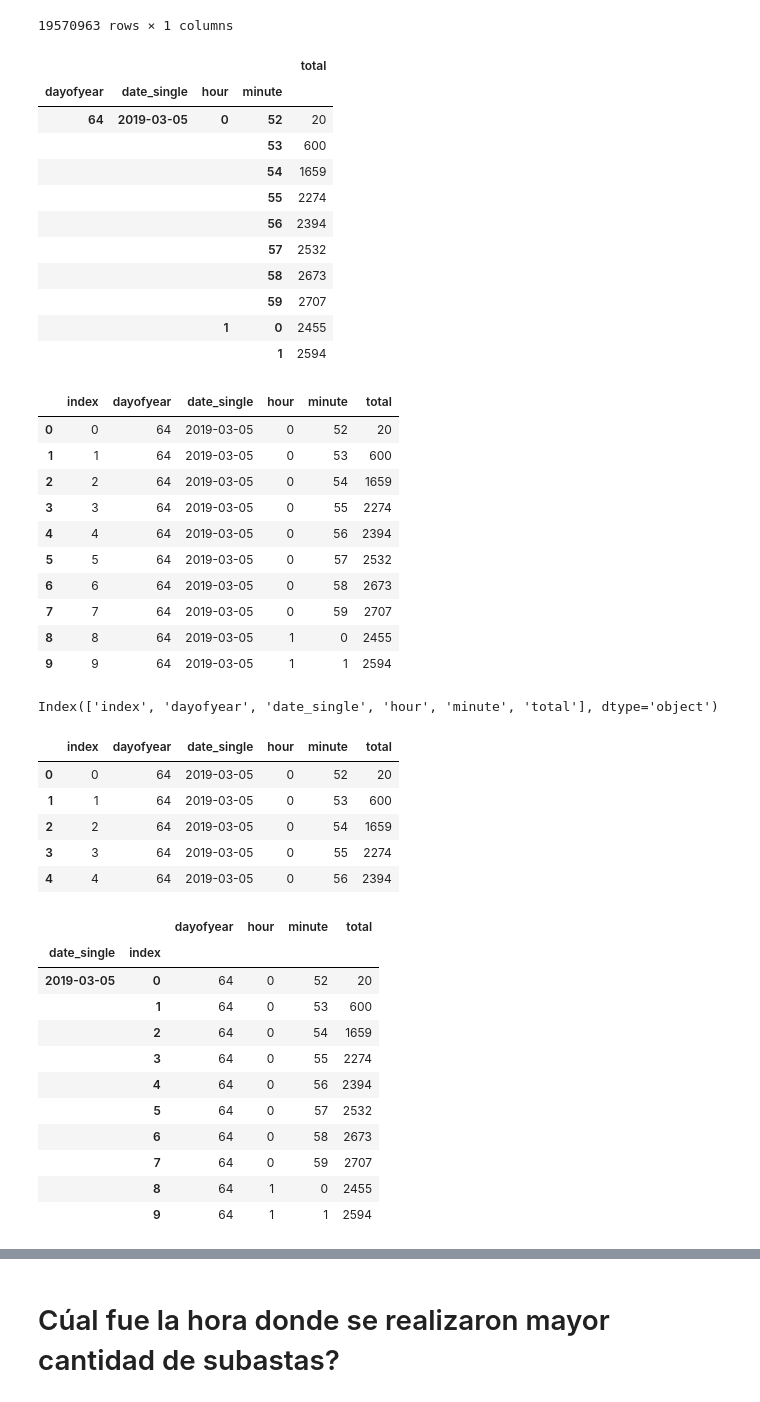
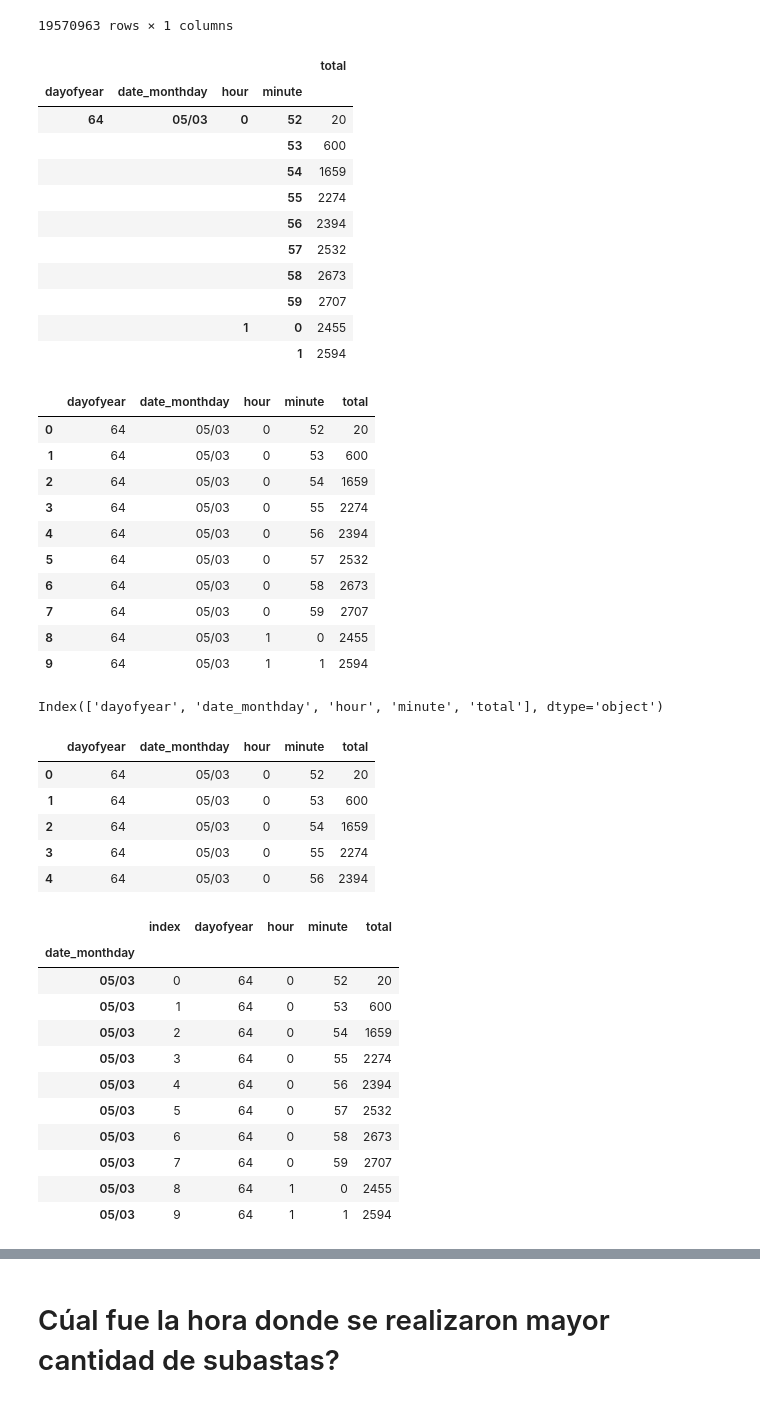
Before and after one commit to faristegui/tpdatos2019, a Jupyter notebook: notebooks/Auctions_Analisis_cesar.ipynb, the cells around one changed output, grey strips where cells are left out. Cells and saved outputs as stored; diff of their text form; code cells hidden in the pictures.

```diff
--- a/notebooks/Auctions_Analisis_cesar.ipynb
+++ b/notebooks/Auctions_Analisis_cesar.ipynb
@@ -29,7 +30,7 @@ os.chdir('/home/cesar/universidad/7506/tp/2019_1C/data/')
 # %%
 %time
 # Carga de archivos CSV
-dfAuctions = pd.read_csv('../data/auctions.csv',
+dfAuctions = pd.read_csv('auctions.csv',
                  usecols=['country', 'date', 'device_id', 'platform','ref_type_id', 'source_id'],
                  dtype={'platform':np.int8, 'ref_type_id':np.int8, 'source_id':np.int8})
 dfAuctions.head(1)
@@ -165,7 +159,9 @@ memory usage: 1.7+ GB
 # %%
 dfAuctions["date"] = pd.to_datetime(dfAuctions["date"],format='%Y-%m-%d %H:%M:%S', utc=True)
 # %%
-dfAuctions["date_single"] = pd.to_datetime(dfAuctions["date"])
+#dfAuctions["date_single"] = pd.to_datetime(dfAuctions["date"])
+dfAuctions["month"] = dfAuctions["date"].dt.month
+dfAuctions["day"] = dfAuctions["date"].dt.day
 dfAuctions["hour"] = dfAuctions["date"].dt.hour
 dfAuctions["minute"] = dfAuctions["date"].dt.minute
 dfAuctions["second"] = dfAuctions["date"].dt.second
@@ -173,6 +169,8 @@ dfAuctions["date_single"] =dfAuctions["date"].dt.date
 dfAuctions["weekday"] = dfAuctions["date"].dt.weekday
 dfAuctions["weekday_name"] = dfAuctions["date"].dt.weekday_name
 dfAuctions['dayofyear'] = pd.to_datetime(dfAuctions["date_single"]).dt.dayofyear
+# %%
+dfAuctions["date_monthday"] = dfAuctions["date"].apply(lambda x: x.strftime('%d/%m'))
 # %%
 dfAuctions
 # %% [output]
@@ -320,12 +319,12 @@ dfAuctionsByDateHour
 |  | 2019-03-13 23:59:59.997032+00:00 | 1 |
 19570963 rows × 1 columns
 # %%
-dfAuctionsByDateHour2 = dfAuctions.groupby(['dayofyear','date_single','hour','minute'])['total'].count().to_frame()
+dfAuctionsByDateHour2 = dfAuctions.groupby(['dayofyear','date_monthday','hour','minute'])['total'].count().to_frame()
 dfAuctionsByDateHour2.head(10)
 # %% [output]
 |  |  |  |  | total |
-| dayofyear | date_single | hour | minute |  |
-| 64 | 2019-03-05 | 0 | 52 | 20 |
+| dayofyear | date_monthday | hour | minute |  |
+| 64 | 05/03 | 0 | 52 | 20 |
 |  |  |  | 53 | 600 |
 |  |  |  | 54 | 1659 |
 |  |  |  | 55 | 2274 |
@@ -338,46 +337,46 @@ dfAuctionsByDateHour2.head(10)
 # %%
 dfAuctionsByDateHour2 = dfAuctionsByDateHour2.reset_index()
 
-dfAuctionsByDateHour2['date_single'] = pd.to_datetime(dfAuctionsByDateHour2['date_single'],format='%Y-%m-%d', utc=False)
 dfAuctionsByDateHour2.head(10)
 # %% [output]
-|  | index | dayofyear | date_single | hour | minute | total |
-| 0 | 0 | 64 | 2019-03-05 | 0 | 52 | 20 |
-| 1 | 1 | 64 | 2019-03-05 | 0 | 53 | 600 |
-| 2 | 2 | 64 | 2019-03-05 | 0 | 54 | 1659 |
-| 3 | 3 | 64 | 2019-03-05 | 0 | 55 | 2274 |
-| 4 | 4 | 64 | 2019-03-05 | 0 | 56 | 2394 |
-| 5 | 5 | 64 | 2019-03-05 | 0 | 57 | 2532 |
-| 6 | 6 | 64 | 2019-03-05 | 0 | 58 | 2673 |
-| 7 | 7 | 64 | 2019-03-05 | 0 | 59 | 2707 |
-| 8 | 8 | 64 | 2019-03-05 | 1 | 0 | 2455 |
-| 9 | 9 | 64 | 2019-03-05 | 1 | 1 | 2594 |
+|  | dayofyear | date_monthday | hour | minute | total |
+| 0 | 64 | 05/03 | 0 | 52 | 20 |
+| 1 | 64 | 05/03 | 0 | 53 | 600 |
+| 2 | 64 | 05/03 | 0 | 54 | 1659 |
+| 3 | 64 | 05/03 | 0 | 55 | 2274 |
+| 4 | 64 | 05/03 | 0 | 56 | 2394 |
+| 5 | 64 | 05/03 | 0 | 57 | 2532 |
+| 6 | 64 | 05/03 | 0 | 58 | 2673 |
+| 7 | 64 | 05/03 | 0 | 59 | 2707 |
+| 8 | 64 | 05/03 | 1 | 0 | 2455 |
+| 9 | 64 | 05/03 | 1 | 1 | 2594 |
 # %%
 dfAuctionsByDateHour2.columns
 # %% [output]
-Index(['index', 'dayofyear', 'date_single', 'hour', 'minute', 'total'], dtype='object')
+Index(['dayofyear', 'date_monthday', 'hour', 'minute', 'total'], dtype='object')
 # %%
 dfAuctionsByDateHour2.head(5)
 # %% [output]
-|  | index | dayofyear | date_single | hour | minute | total |
-| 0 | 0 | 64 | 2019-03-05 | 0 | 52 | 20 |
-| 1 | 1 | 64 | 2019-03-05 | 0 | 53 | 600 |
-| 2 | 2 | 64 | 2019-03-05 | 0 | 54 | 1659 |
-| 3 | 3 | 64 | 2019-03-05 | 0 | 55 | 2274 |
-| 4 | 4 | 64 | 2019-03-05 | 0 | 56 | 2394 |
+|  | dayofyear | date_monthday | hour | minute | total |
+| 0 | 64 | 05/03 | 0 | 52 | 20 |
+| 1 | 64 | 05/03 | 0 | 53 | 600 |
+| 2 | 64 | 05/03 | 0 | 54 | 1659 |
+| 3 | 64 | 05/03 | 0 | 55 | 2274 |
+| 4 | 64 | 05/03 | 0 | 56 | 2394 |
 # %%
-dfAuctionsByDateHour2 = dfAuctionsByDateHour2.set_index(['date_single','index'])
+dfAuctionsByDateHour2 = dfAuctionsByDateHour2.reset_index()
+dfAuctionsByDateHour2 = dfAuctionsByDateHour2.set_index(['date_monthday'])
 dfAuctionsByDateHour2.head(10)
 # %% [output]
-|  |  | dayofyear | hour | minute | total |
-| date_single | index |  |  |  |  |
-| 2019-03-05 | 0 | 64 | 0 | 52 | 20 |
-|  | 1 | 64 | 0 | 53 | 600 |
-|  | 2 | 64 | 0 | 54 | 1659 |
-|  | 3 | 64 | 0 | 55 | 2274 |
-|  | 4 | 64 | 0 | 56 | 2394 |
-|  | 5 | 64 | 0 | 57 | 2532 |
-|  | 6 | 64 | 0 | 58 | 2673 |
-|  | 7 | 64 | 0 | 59 | 2707 |
-|  | 8 | 64 | 1 | 0 | 2455 |
-|  | 9 | 64 | 1 | 1 | 2594 |
+|  | index | dayofyear | hour | minute | total |
+| date_monthday |  |  |  |  |  |
+| 05/03 | 0 | 64 | 0 | 52 | 20 |
+| 05/03 | 1 | 64 | 0 | 53 | 600 |
+| 05/03 | 2 | 64 | 0 | 54 | 1659 |
+| 05/03 | 3 | 64 | 0 | 55 | 2274 |
+| 05/03 | 4 | 64 | 0 | 56 | 2394 |
+| 05/03 | 5 | 64 | 0 | 57 | 2532 |
+| 05/03 | 6 | 64 | 0 | 58 | 2673 |
+| 05/03 | 7 | 64 | 0 | 59 | 2707 |
+| 05/03 | 8 | 64 | 1 | 0 | 2455 |
+| 05/03 | 9 | 64 | 1 | 1 | 2594 |
```
Also changed, not shown: parts of 22 cells of this notebook.
